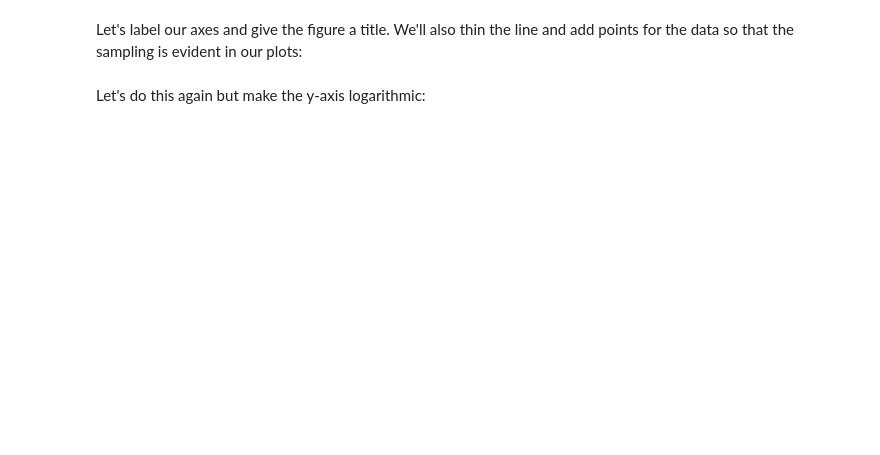
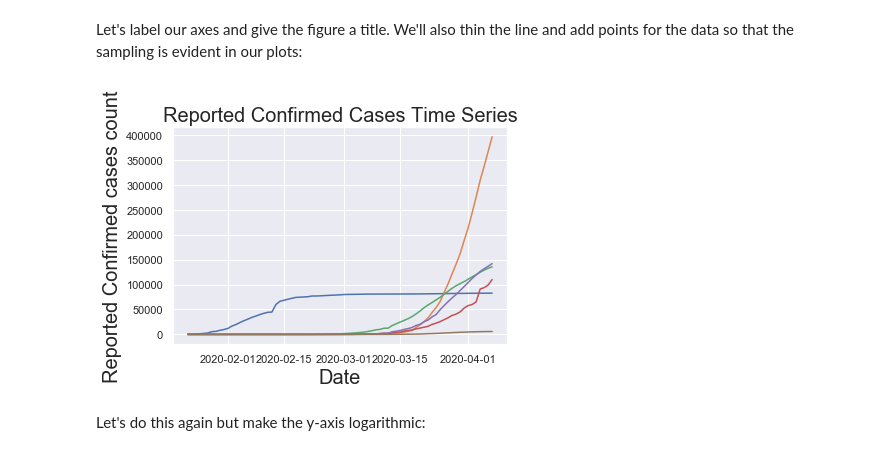
Before and after one commit to boratonAJ/WQU-ML_PROJECT, a Jupyter notebook: jupyter_notebooks/WQU-COVID-19-EDA.ipynb, the cells around one changed output. Drawn from its saved outputs; the diff is of its cells as text; code cells hidden in the pictures; blank space fills up the shorter version.

```diff
--- a/jupyter_notebooks/WQU-COVID-19-EDA.ipynb
+++ b/jupyter_notebooks/WQU-COVID-19-EDA.ipynb
@@ -184,10 +293,12 @@ ___
 Let's label our axes and give the figure a title. We'll also thin the line and add points for the data so that the sampling is evident in our plots:
 # %%
 # Plot time series of several countries of interest
-___
+plt.plot(confirmed_country[poi]);
 plt.xlabel('Date', fontsize=20);
 plt.ylabel('Reported Confirmed cases count', fontsize=20);
 plt.title('Reported Confirmed Cases Time Series', fontsize=20);
+# %% [output]
+[figure, added]
 # %% [markdown]
 Let's do this again but make the y-axis logarithmic:
 # %%
```
Also changed, not shown: parts of 59 cells of this notebook.
